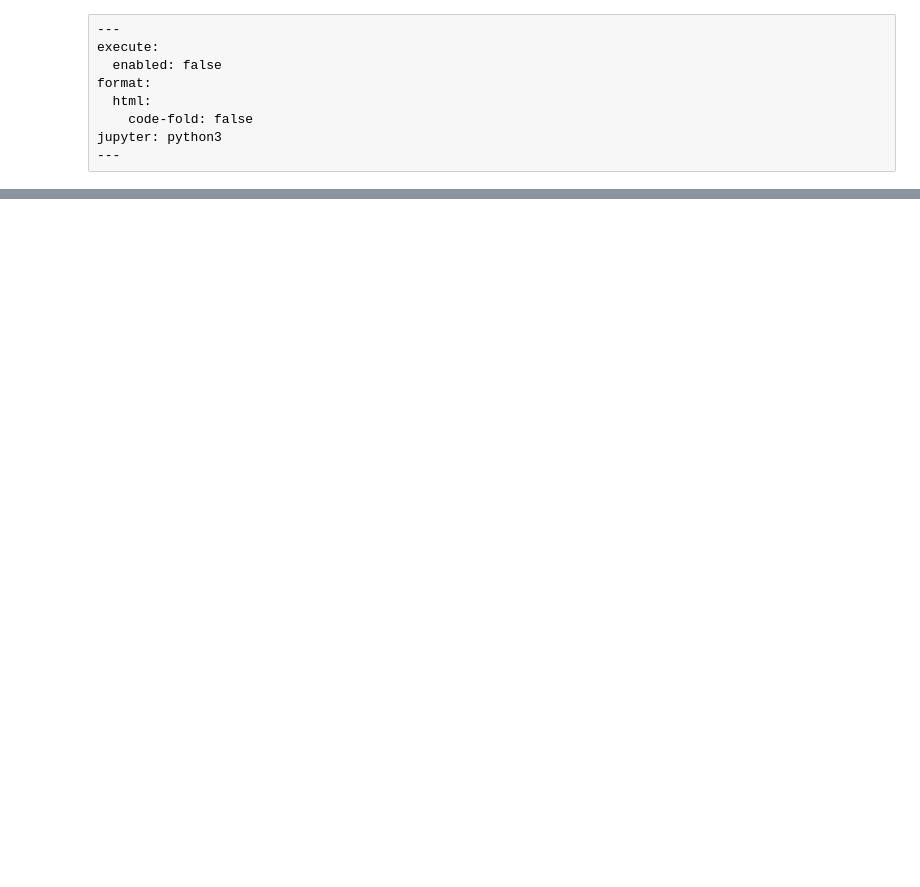
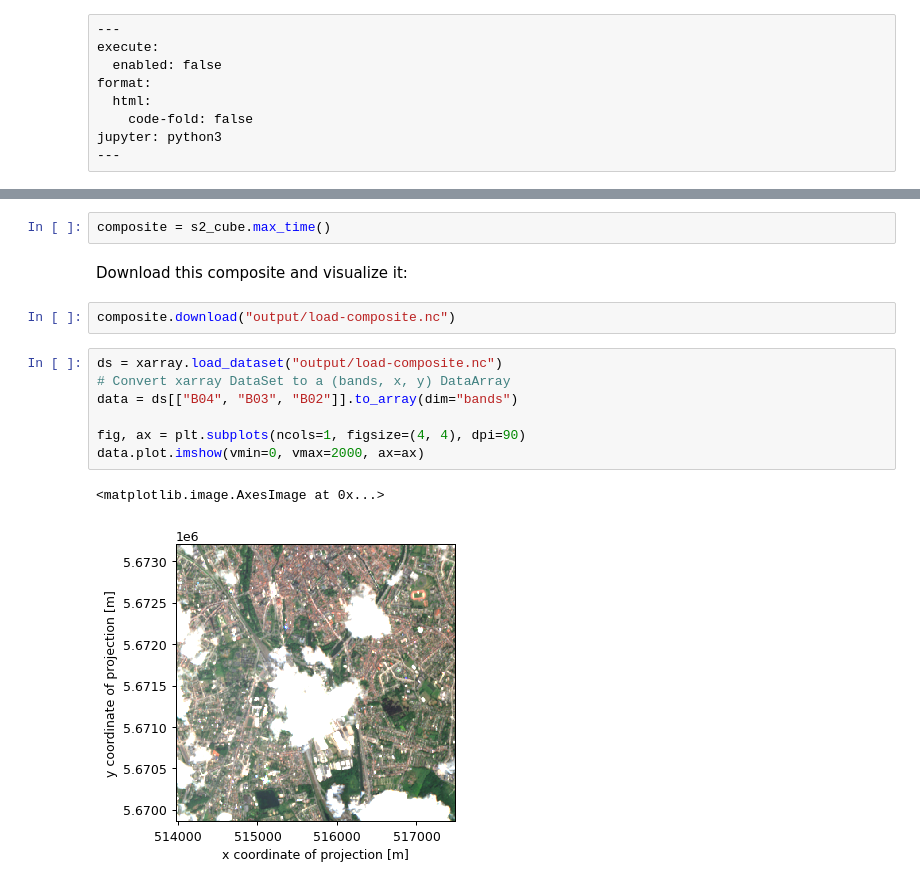
Before and after one commit to eu-cdse/notebook-samples, a Jupyter notebook: openeo/Load_Collection.ipynb, the cells around one changed output, grey strips where cells are left out. Drawn from its saved outputs; the diff is of its cells as text; blank space fills up the shorter version.

```diff
--- a/openeo/Load_Collection.ipynb
+++ b/openeo/Load_Collection.ipynb
@@ -116,0 +84,16 @@ plt.show()
+# %%
+composite = s2_cube.max_time()
+# %% [markdown]
+Download this composite and visualize it:
+# %%
+composite.download("output/load-composite.nc")
+# %%
+ds = xarray.load_dataset("output/load-composite.nc")
+# Convert xarray DataSet to a (bands, x, y) DataArray
+data = ds[["B04", "B03", "B02"]].to_array(dim="bands")
+
+fig, ax = plt.subplots(ncols=1, figsize=(4, 4), dpi=90)
+data.plot.imshow(vmin=0, vmax=2000, ax=ax)
+# %% [output]
+<matplotlib.image.AxesImage at 0x...>
+[figure, added]
```
Also changed, not shown: parts of 43 cells of this notebook, 2 other files.
